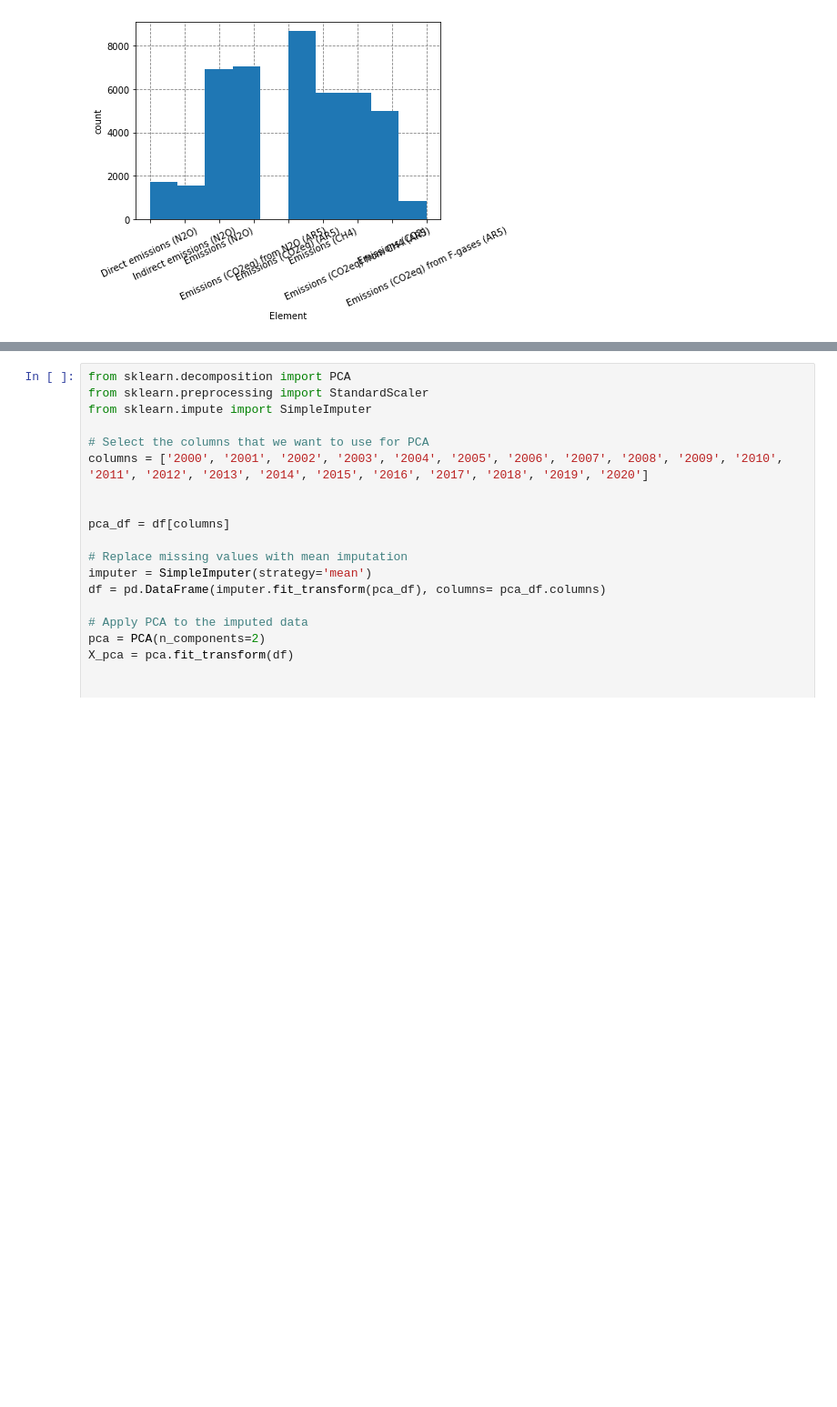
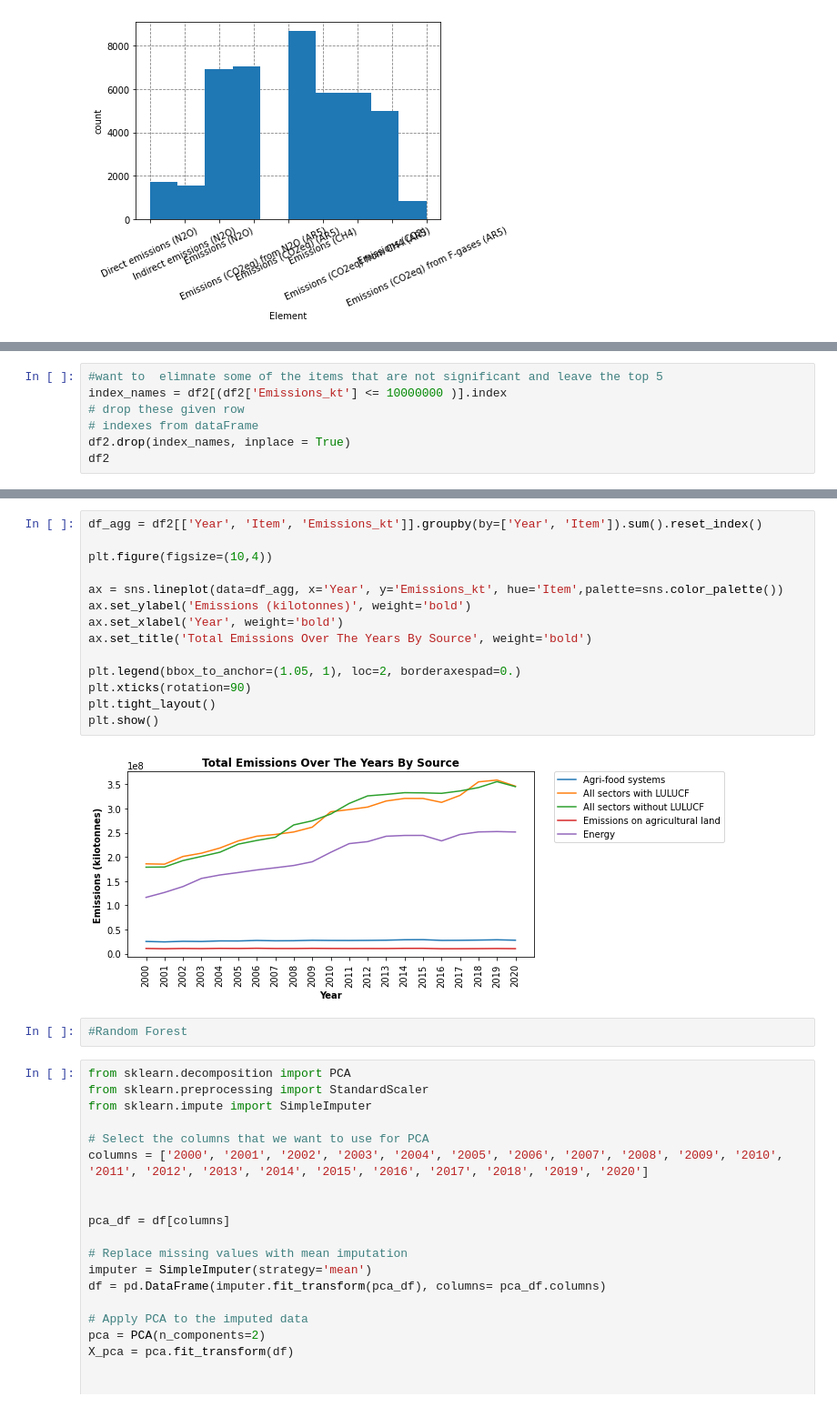
Before and after one commit to ashleyrabanales/rabanales_ML, a Jupyter notebook: Homework/midterm.ipynb, the cells around one changed output, grey strips where cells are left out. Shown at 91% size. Saved outputs shown, nothing was run; the diff lists cells and outputs as text; blank space fills up the shorter version.

```diff
--- a/Homework/midterm.ipynb
+++ b/Homework/midterm.ipynb
@@ -134,0 +203,7 @@ df.plot.scatter(x='Element', y='2018', color='C4', legend=False)
+# %%
+#want to  elimnate some of the items that are not significant and leave the top 5
+index_names = df2[(df2['Emissions_kt'] <= 10000000 )].index
+# drop these given row
+# indexes from dataFrame
+df2.drop(index_names, inplace = True)
+df2
@@ -135,3 +245,21 @@ df.plot.scatter(x='Element', y='2018', color='C4', legend=False)
+# %%
+df_agg = df2[['Year', 'Item', 'Emissions_kt']].groupby(by=['Year', 'Item']).sum().reset_index()
+
+plt.figure(figsize=(10,4))
+
+ax = sns.lineplot(data=df_agg, x='Year', y='Emissions_kt', hue='Item',palette=sns.color_palette())
+ax.set_ylabel('Emissions (kilotonnes)', weight='bold')
+ax.set_xlabel('Year', weight='bold')
+ax.set_title('Total Emissions Over The Years By Source', weight='bold')
+
+plt.legend(bbox_to_anchor=(1.05, 1), loc=2, borderaxespad=0.)
+plt.xticks(rotation=90)
+plt.tight_layout()
+plt.show()
+# %% [output]
+[figure, added]
+# %%
+#Random Forest
 # %%
 from sklearn.decomposition import PCA
 from sklearn.preprocessing import StandardScaler
```
Also changed, not shown: parts of 10 cells of this notebook, 1 other file.
